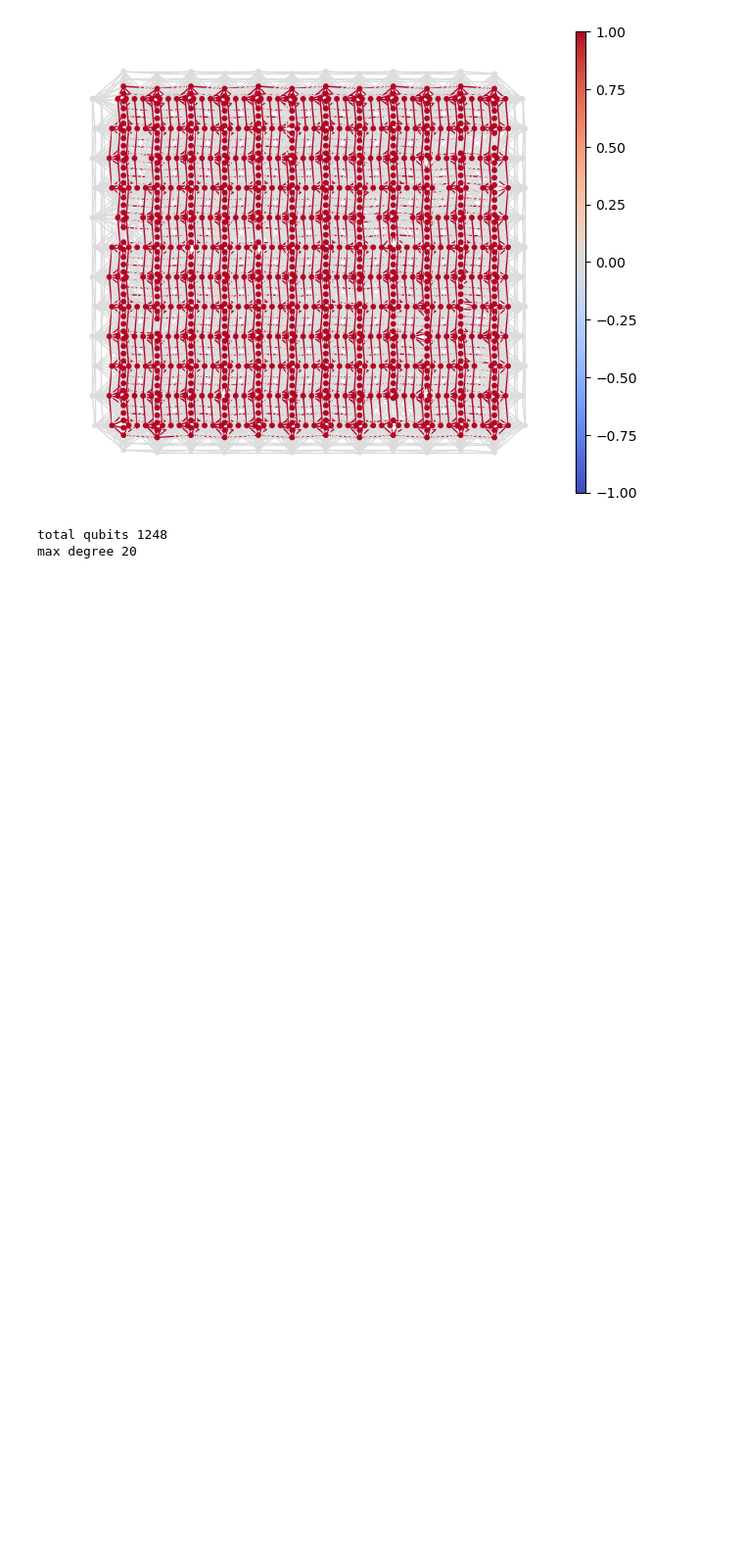
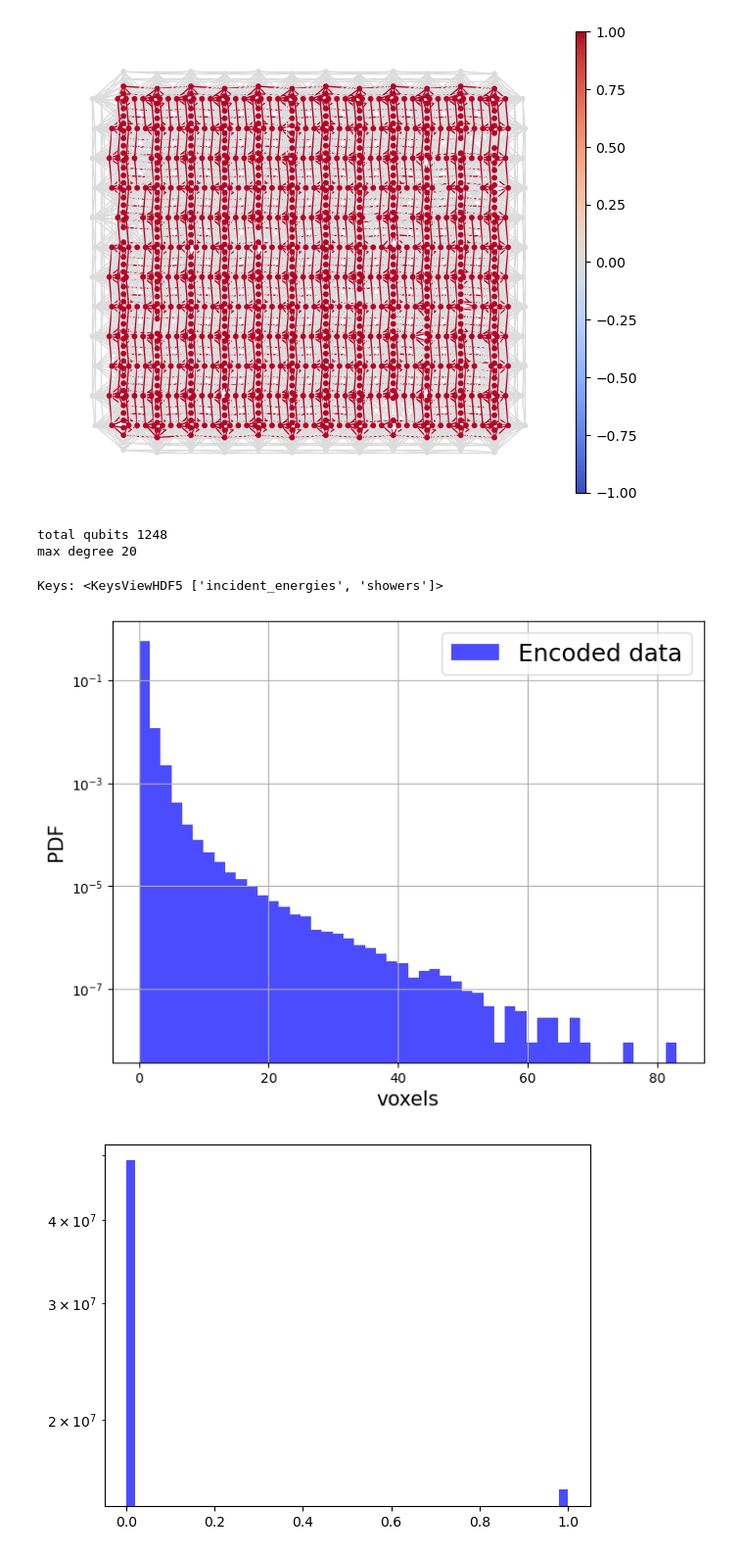
Before and after one commit to QaloSim/CaloQVAE, a Jupyter notebook: notebooks/zephyr_coloring.ipynb, the cells around one changed output. Shown at 98% size. Drawn from its saved outputs; the diff is of its cells as text; code cells hidden in the pictures; blank space fills up the shorter version.

Commit message:
new data preprocessing

```diff
--- a/notebooks/zephyr_coloring.ipynb
+++ b/notebooks/zephyr_coloring.ipynb
@@ -148,0 +151,22 @@ plt.show()
+# %%
+import h5py
+import torch
+
+# Replace 'your_file.h5' with the path to your HDF5 file
+file_path = '/raid/javier/Datasets/CaloVAE/data/atlas_dataset2and3_scaled/dataset_2_1.hdf5'
+file_path = '/raid/javier/Datasets/CaloVAE/data/atlas_dataset2and3/dataset_2_1.hdf5'
+data_dict = {}
+with h5py.File(file_path, 'r') as file:
+    print("Keys: %s" % file.keys())
+    for key in file.keys():
+        data_dict[key] = torch.tensor(file[key][:])
+
+    a_group_key = list(file.keys())[0]
+
+    # Get the data
+    data = list(file[a_group_key])
+# %% [output]
+Keys: <KeysViewHDF5 ['incident_energies', 'showers']>
+# %%
+d = data_dict["showers"][:10000,:];
+e = data_dict["incident_energies"][:10000,:];
@@ -148,0 +190,25 @@ plt.show()
+# %%
+minVal, maxVal = min(d.view(-1).numpy()), max(d.view(-1).numpy())
+binwidth = (maxVal-minVal)/50
+
+plt.figure(figsize=(8,6))
+plt.hist(d.view(-1).numpy(), bins=np.arange(minVal, maxVal + binwidth, binwidth), linewidth=2.5, color="b", density=True, log=True, label="Encoded data", alpha=0.7)
+
+plt.xlabel("voxels", fontsize=15)
+plt.ylabel("PDF", fontsize=15)
+
+plt.legend(fontsize=18)
+plt.grid("True")
+# plt.savefig(f'/home/javier/Projects/CaloQVAE/figs/{modelname}/RBM_energy_2_{modelname}_{arch}_{datascaled}_{part}.png')
+plt.show()
+
+################
+dbin = torch.heaviside(d,torch.tensor([0.0]).to(dtype=d.dtype))
+minVal, maxVal = min(dbin.view(-1).numpy()), max(dbin.view(-1).numpy())
+binwidth = (maxVal-minVal)/50
+
+plt.hist(dbin.view(-1).numpy(), bins=np.arange(minVal, maxVal + binwidth, binwidth), linewidth=2.5, color="b", density=False, log=True, label="Encoded data", alpha=0.7)
+plt.show()
+# %% [output]
+[figure, added]
+[figure, added]
```
Also changed, not shown: parts of 16 cells of this notebook, 15 other files.
